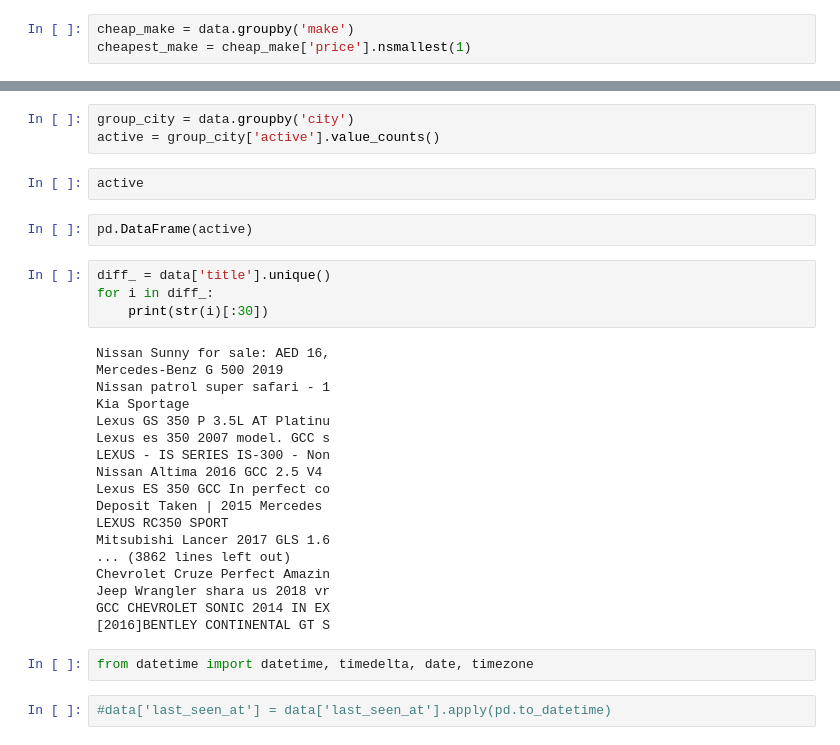
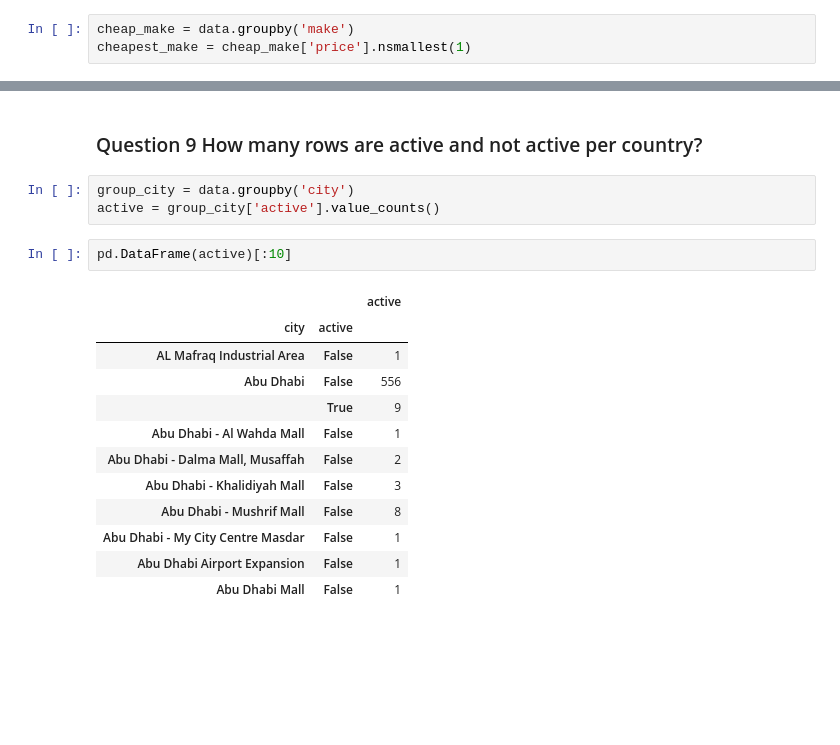
Before and after one commit to evabanegacom/Data-Engineering, a Jupyter notebook: De-Test.ipynb, the cells around one changed output, grey strips where cells are left out. Drawn from its saved outputs; the diff is of its cells as text; blank space fills up the shorter version.

```diff
--- a/De-Test.ipynb
+++ b/De-Test.ipynb
@@ -84,33 +266,20 @@ cheapest_make
+# %% [markdown]
+### Question 9 How many rows are active and not active per country?
 # %%
 group_city = data.groupby('city')
 active = group_city['active'].value_counts()
-# %%
-active
 # %%
-pd.DataFrame(active)
+pd.DataFrame(active)[:10]
+# %% [output]
+|  |  | active |
+| city | active |  |
+| AL Mafraq Industrial Area | False | 1 |
+| Abu Dhabi | False | 556 |
+|  | True | 9 |
+| Abu Dhabi - Al Wahda Mall | False | 1 |
+| Abu Dhabi - Dalma Mall, Musaffah | False | 2 |
+| Abu Dhabi - Khalidiyah Mall | False | 3 |
+| Abu Dhabi - Mushrif Mall | False | 8 |
+| Abu Dhabi - My City Centre Masdar | False | 1 |
+| Abu Dhabi Airport Expansion | False | 1 |
+| Abu Dhabi Mall | False | 1 |
-# %%
-diff_ = data['title'].unique()
-for i in diff_:
-    print(str(i)[:30])
-# %% [output]
-Nissan Sunny for sale: AED 16,
-Mercedes-Benz G 500 2019
-Nissan patrol super safari - 1
-Kia Sportage
-Lexus GS 350 P 3.5L AT Platinu
-Lexus es 350 2007 model. GCC s
-LEXUS - IS SERIES IS-300 - Non
-Nissan Altima 2016 GCC 2.5 V4
-Lexus ES 350 GCC In perfect co
-Deposit Taken | 2015 Mercedes
-LEXUS RC350 SPORT
-Mitsubishi Lancer 2017 GLS 1.6
-... (3862 lines left out)
-Chevrolet Cruze Perfect Amazin
-Jeep Wrangler shara us 2018 vr
-GCC CHEVROLET SONIC 2014 IN EX
-[2016]BENTLEY CONTINENTAL GT S
-# %%
-from datetime import datetime, timedelta, date, timezone
-# %%
-#data['last_seen_at'] = data['last_seen_at'].apply(pd.to_datetime)
```
Also changed, not shown: parts of 51 cells of this notebook.
